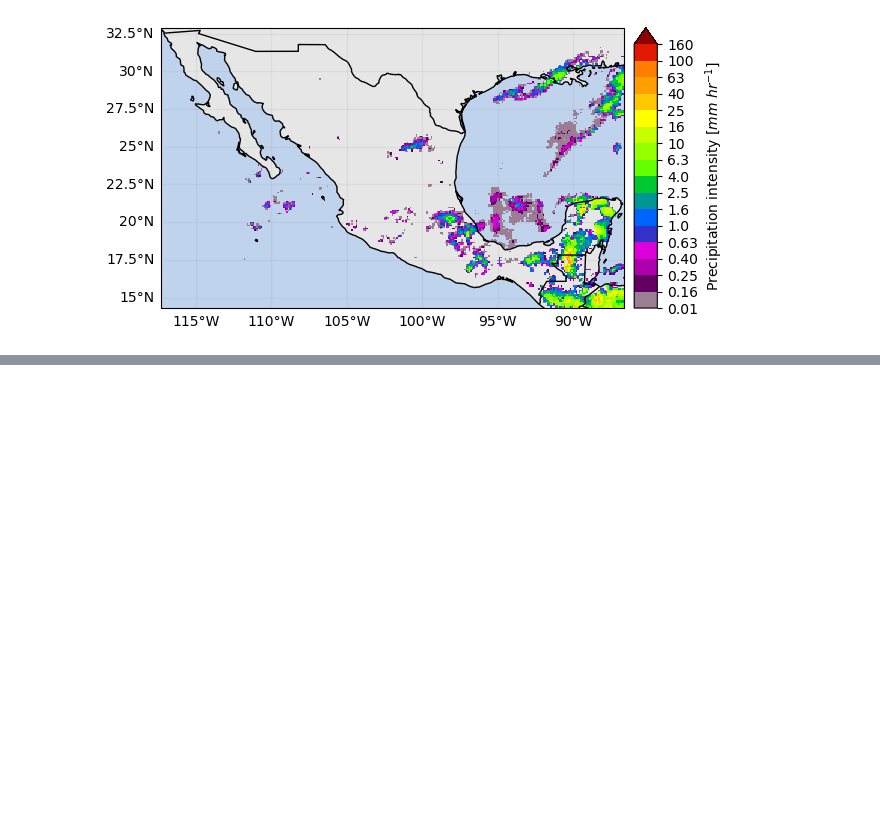
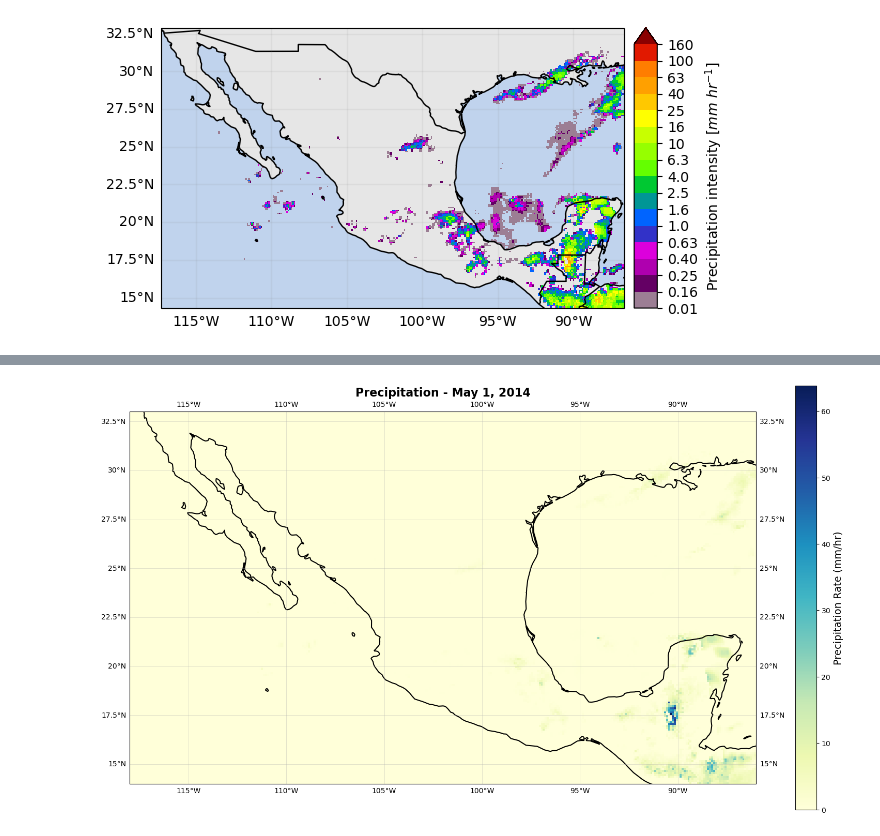
Before and after one commit to nagibe-mg/ESDP-FinalProject, a Jupyter notebook: GPM/load_IMERG-data.ipynb, the cells around one changed output, grey strips where cells are left out. Saved outputs shown, nothing was run; the diff lists cells and outputs as text; code cells hidden in the pictures; blank space fills up the shorter version.

```diff
--- a/GPM/load_IMERG-data.ipynb
+++ b/GPM/load_IMERG-data.ipynb
@@ -133,0 +150,35 @@ ds_mexico["precipitation"].isel(time=0).gpm.plot_map()
+# %%
+import cartopy.crs as ccrs
+import matplotlib.pyplot as plt
+
+# Create figure with custom size
+fig, ax = plt.subplots(
+    figsize=(16, 12),
+    subplot_kw={'projection': ccrs.PlateCarree()}
+)
+
+# Plot the data
+im = ds_region['precipitation'].isel(time=0).plot(
+    ax=ax,
+    transform=ccrs.PlateCarree(),
+    cmap='YlGnBu',
+    #vmin=0,
+    #vmax=10,
+    add_colorbar=False
+)
+
+# Add colorbar with custom label
+cbar = plt.colorbar(im, ax=ax, pad=0.05, shrink=0.7)
+cbar.set_label('Precipitation Rate (mm/hr)', fontsize=14)
+
+# Add map features
+ax.coastlines(linewidth=1.5)
+ax.gridlines(draw_labels=True, linewidth=0.5, alpha=0.5)
+
+# Custom title
+ax.set_title('Precipitation - May 1, 2014', fontsize=16, fontweight='bold')
+
+plt.tight_layout()
+plt.show()
+# %% [output]
+[figure, added]
```
Also changed, not shown: parts of 3 cells of this notebook, 2 other files.
